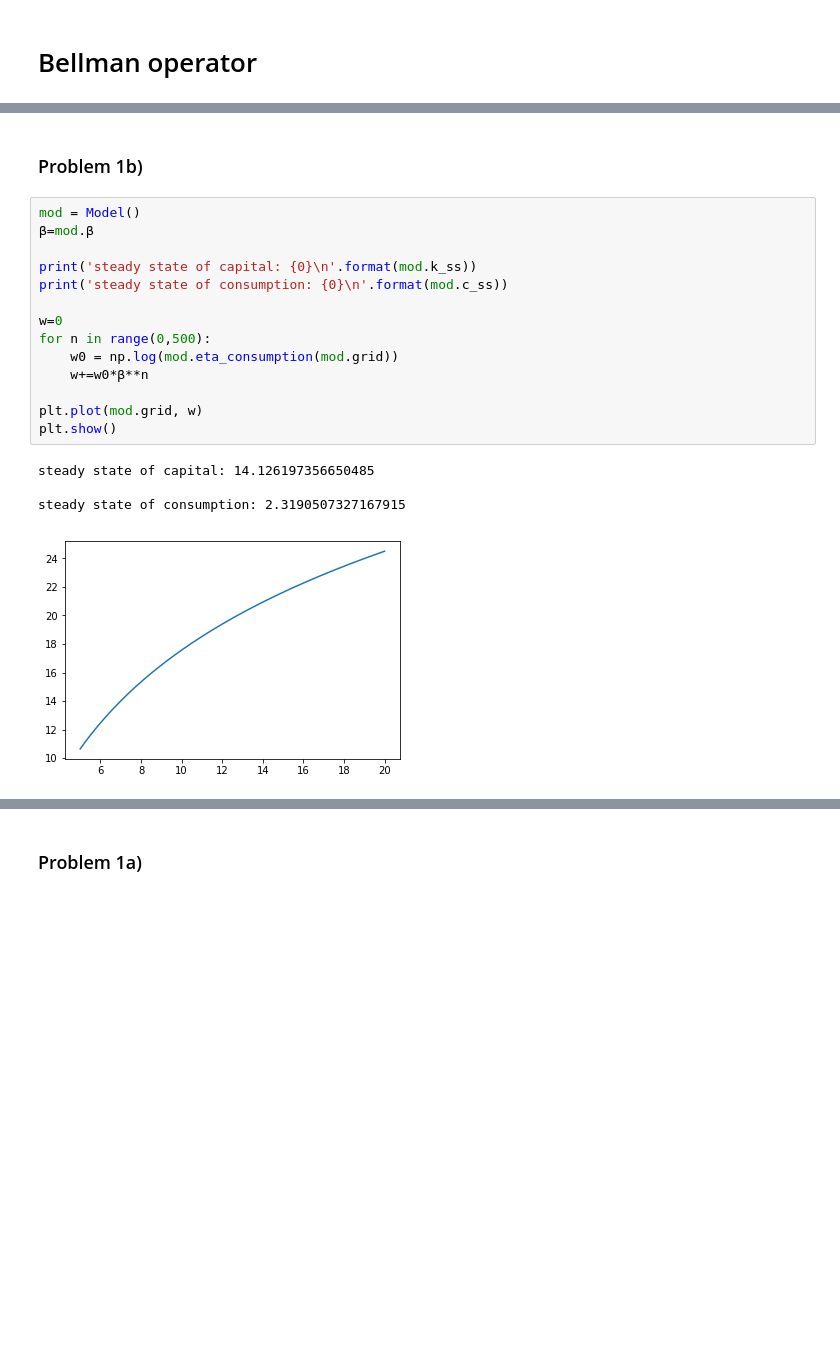
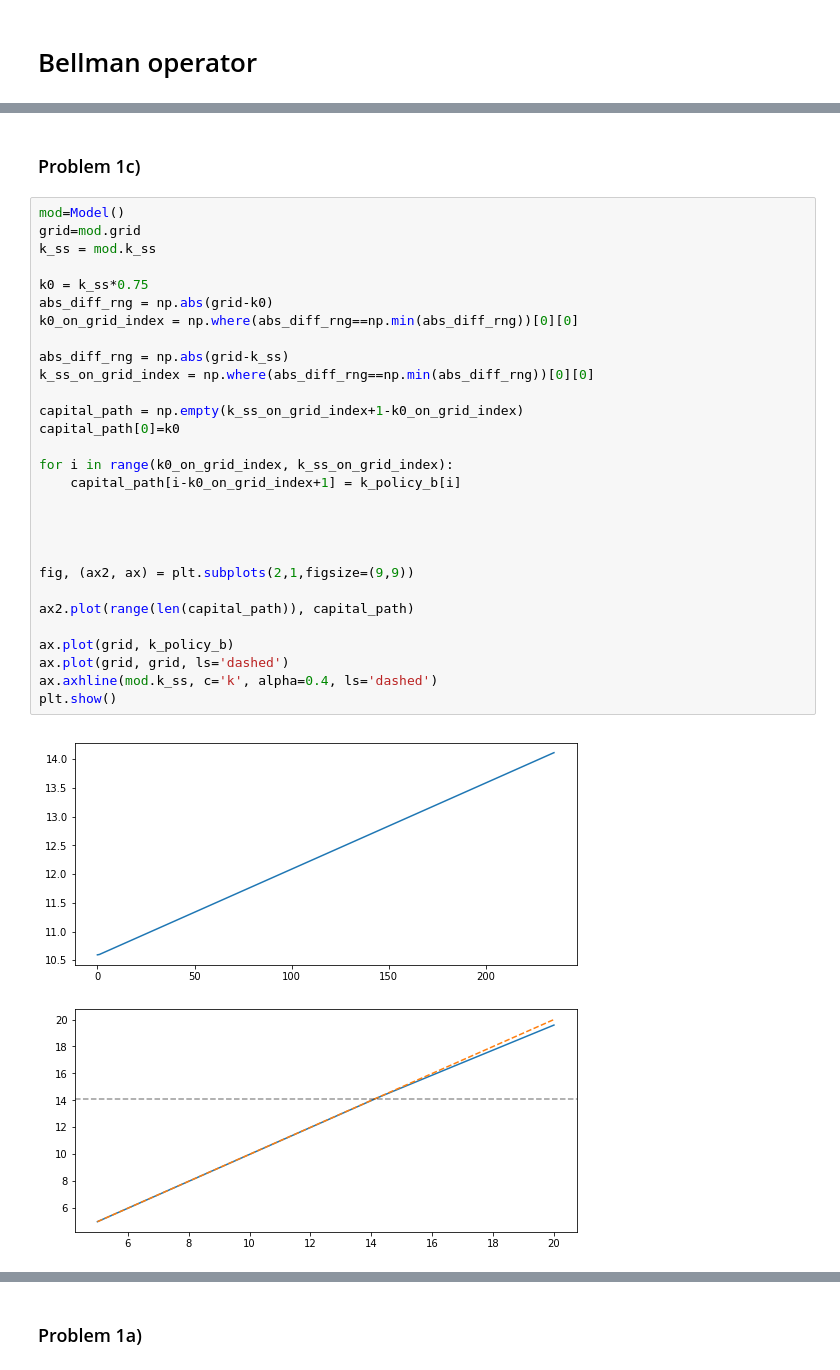
Before and after one commit to RadekDickinson/Macroeconomics_1, a Jupyter notebook: Macro1_PS3_P1_v1.ipynb, the cells around one changed output, grey strips where cells are left out. Cells and saved outputs as stored; diff of their text form; blank space fills up the shorter version.

```diff
--- a/Macro1_PS3_P1_v1.ipynb
+++ b/Macro1_PS3_P1_v1.ipynb
@@ -68,23 +68,35 @@ def bellman_operator(mod, w, Tw=None, compute_policy=False, compute_consumption=
     else:
         return Tw
 # %% [markdown]
-### Problem 1b)
+### Problem 1c)
-# %%
-mod = Model()
-β=mod.β
-
-print('steady state of capital: {0}\n'.format(mod.k_ss))
-print('steady state of consumption: {0}\n'.format(mod.c_ss))
-
-w=0
-for n in range(0,500):
-    w0 = np.log(mod.eta_consumption(mod.grid))
-    w+=w0*β**n
-
-plt.plot(mod.grid, w)
-plt.show()
-# %% [output]
-steady state of capital: 14.126197356650485
-
-steady state of consumption: 2.3190507327167915
-[figure, removed]
+# %%
+mod=Model()
+grid=mod.grid
+k_ss = mod.k_ss
+
+k0 = k_ss*0.75
+abs_diff_rng = np.abs(grid-k0)
+k0_on_grid_index = np.where(abs_diff_rng==np.min(abs_diff_rng))[0][0]
+
+abs_diff_rng = np.abs(grid-k_ss)
+k_ss_on_grid_index = np.where(abs_diff_rng==np.min(abs_diff_rng))[0][0]
+
+capital_path = np.empty(k_ss_on_grid_index+1-k0_on_grid_index)
+capital_path[0]=k0
+
+for i in range(k0_on_grid_index, k_ss_on_grid_index):
+    capital_path[i-k0_on_grid_index+1] = k_policy_b[i]
+
+
+
+
+fig, (ax2, ax) = plt.subplots(2,1,figsize=(9,9))
+
+ax2.plot(range(len(capital_path)), capital_path)
+
+ax.plot(grid, k_policy_b)
+ax.plot(grid, grid, ls='dashed')
+ax.axhline(mod.k_ss, c='k', alpha=0.4, ls='dashed')
+plt.show()
+# %% [output]
+[figure, added]
```
Also changed, not shown: parts of 6 cells of this notebook.
